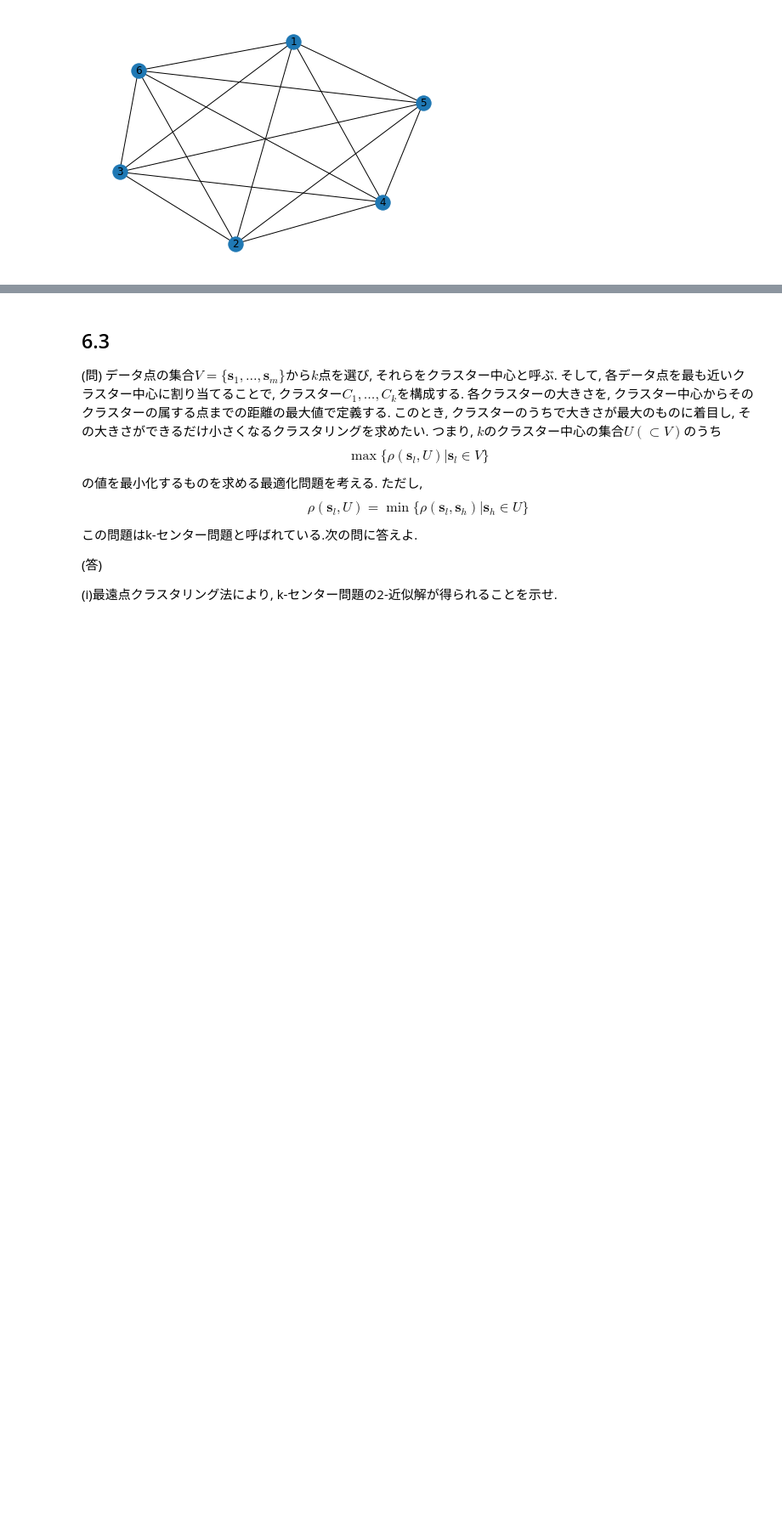
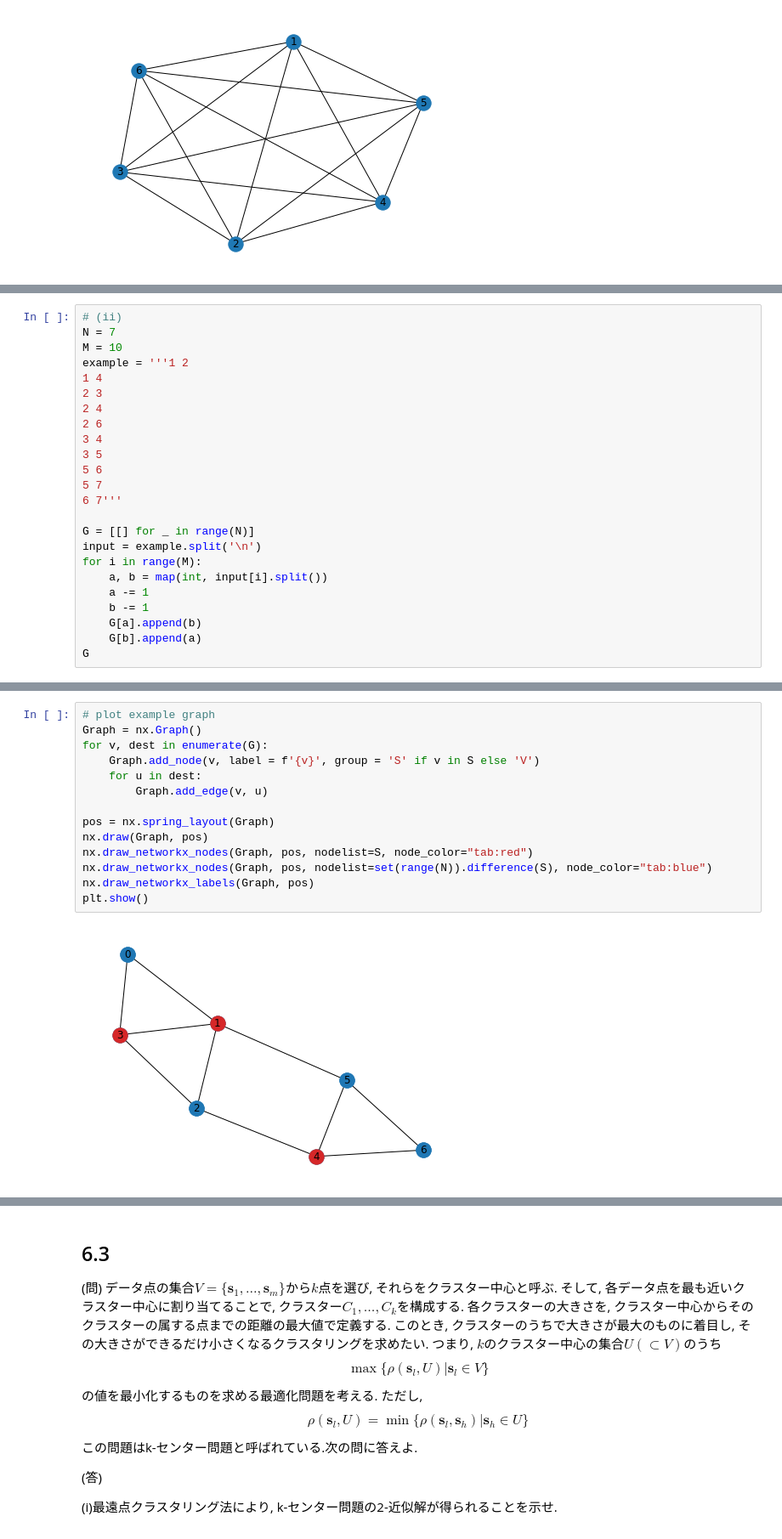
Before and after one commit to CSReading/Optimization, a Jupyter notebook: problems/chapter6/mshibatatt.ipynb, the cells around one changed output, grey strips where cells are left out. Shown at 85% size. Saved outputs shown, nothing was run; the diff lists cells and outputs as text; blank space fills up the shorter version.

```diff
--- a/problems/chapter6/mshibatatt.ipynb
+++ b/problems/chapter6/mshibatatt.ipynb
@@ -38,0 +44,24 @@ plt.show()
+# %%
+# (ii)
+N = 7
+M = 10
+example = '''1 2
+1 4
+2 3
+2 4
+2 6
+3 4
+3 5
+5 6
+5 7
+6 7'''
+
+G = [[] for _ in range(N)]
+input = example.split('\n')
+for i in range(M):
+    a, b = map(int, input[i].split())
+    a -= 1
+    b -= 1
+    G[a].append(b)
+    G[b].append(a)
+G
@@ -38,0 +121,16 @@ plt.show()
+# %%
+# plot example graph
+Graph = nx.Graph()
+for v, dest in enumerate(G):
+    Graph.add_node(v, label = f'{v}', group = 'S' if v in S else 'V')
+    for u in dest:
+        Graph.add_edge(v, u)
+
+pos = nx.spring_layout(Graph)
+nx.draw(Graph, pos)
+nx.draw_networkx_nodes(Graph, pos, nodelist=S, node_color="tab:red")
+nx.draw_networkx_nodes(Graph, pos, nodelist=set(range(N)).difference(S), node_color="tab:blue")
+nx.draw_networkx_labels(Graph, pos)
+plt.show()
+# %% [output]
+[figure, added]
```
Also changed, not shown: parts of 4 cells of this notebook.
